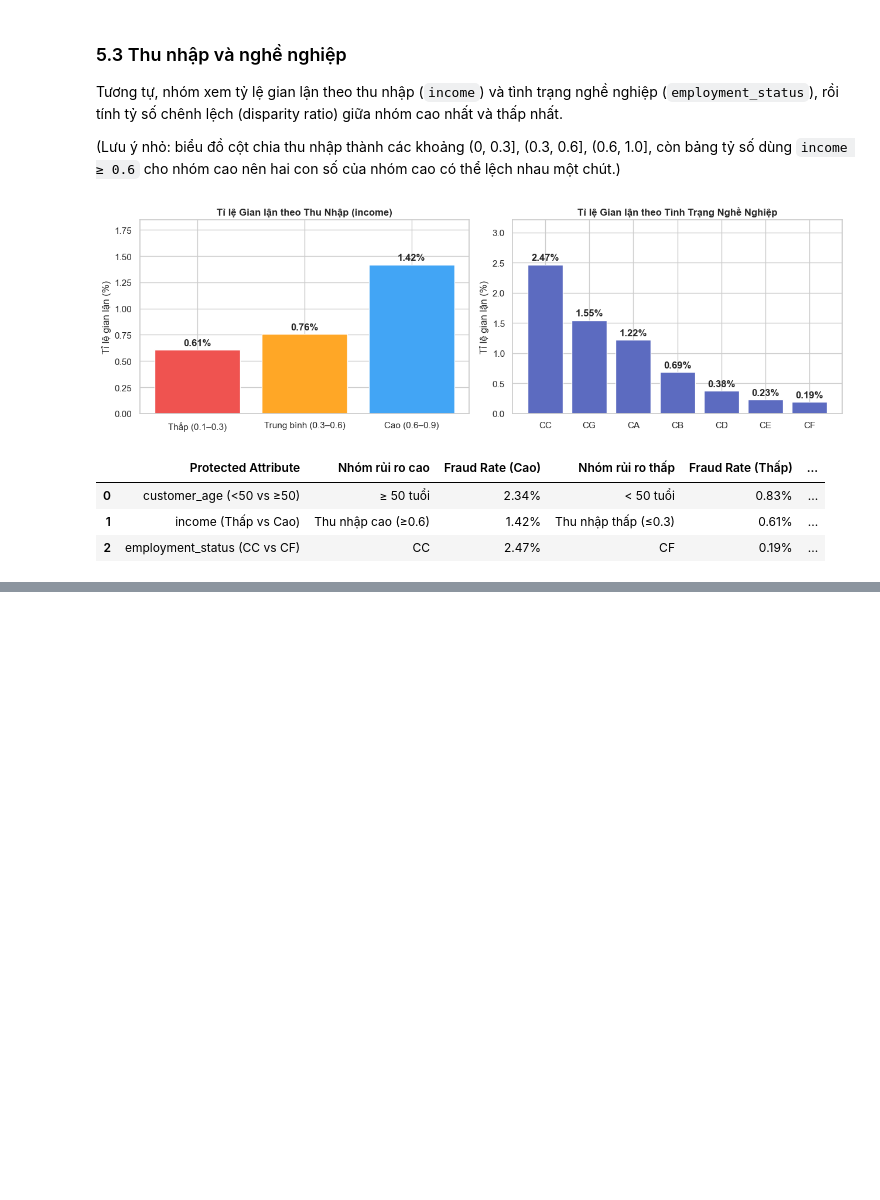
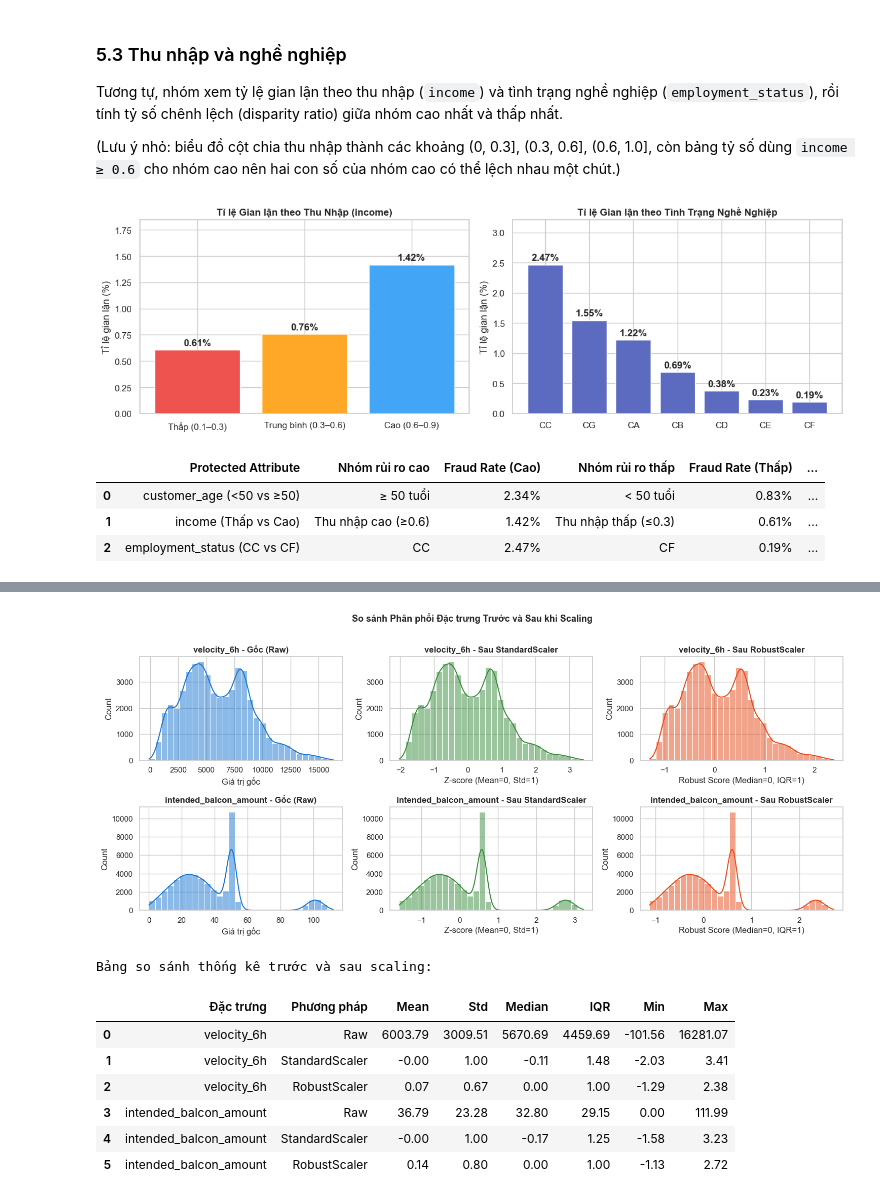
Before and after one commit to dducsw/co5177-data-analytics-and-visualization-project, a Jupyter notebook: tabular/eda.ipynb, the cells around one changed output, grey strips where cells are left out. Drawn from its saved outputs; the diff is of its cells as text; code cells hidden in the pictures; blank space fills up the shorter version.

```diff
--- a/tabular/eda.ipynb
+++ b/tabular/eda.ipynb
@@ -356,8 +519,8 @@ Câu hỏi: khách không điền thông tin có liên quan đến gian lận ha
 # So sánh tỷ lệ gian lận giữa hồ sơ Đầy đủ (flag=0) và hồ sơ Thiếu (flag=1)
 signals = []
 for col in masked_cols:
-    rate_valid = df.loc[df[f'{col}_flag'] == 0, target_col].mean() * 100
-    rate_missing = df.loc[df[f'{col}_flag'] == 1, target_col].mean() * 100
+    rate_valid = df_train.loc[df_train[f'{col}_flag'] == 0, target_col].mean() * 100
+    rate_missing = df_train.loc[df_train[f'{col}_flag'] == 1, target_col].mean() * 100
     ratio = rate_missing / rate_valid if rate_valid > 0 else 0
     signals.append({
         'Thuộc tính': col,
@@ -1195,10 +1284,10 @@ Passing `palette` without assigning `hue` is deprecated and will be removed in v
 Theo **[1]** (Section 3): *"we create a categorical version by separating applicants with age >50 in one group and ≤50 in the other group"*. **[2] (Q17)**: *"With the selected threshold we obtain approximately 80% of the applications in the former group and 20% of the applications in the latter. The latter group has a prevalence of fraud approximately two times superior to the former."* Nhóm làm tương tự và so sánh số hồ sơ, tỷ lệ gian lận.
 # %%
 # Phân nhóm tuổi nhạy cảm theo chuẩn NeurIPS 2022 (<50 vs >=50)
-df['age_protected_group'] = np.where(df['customer_age'] < 50, '< 50 tuổi', '>= 50 tuổi')
+df_train['age_protected_group'] = np.where(df_train['customer_age'] < 50, '< 50 tuổi', '>= 50 tuổi')
 
 # Thống kê số lượng hồ sơ và tỷ lệ gian lận theo nhóm tuổi bảo vệ
-fairness_summary = df.groupby('age_protected_group').agg(
+fairness_summary = df_train.groupby('age_protected_group').agg(
     Tong_Ho_So=(target_col, 'count'),
     So_Gian_Lan=(target_col, 'sum'),
     Ty_Le_Gian_Lan=(target_col, 'mean')
@@ -1315,0 +1406,67 @@ display(disparity_df)
+# %%
+# 1. Chọn 2 biến đại diện để khảo sát scaling
+scale_cols = ['velocity_6h', 'intended_balcon_amount']
+
+# Lấy mẫu ngẫu nhiên 50,000 dòng để biểu diễn trực quan mượt mà
+sample_scale = df_train[scale_cols].dropna().sample(n=min(50000, len(df_train)), random_state=42).copy()
+
+std_scaler = StandardScaler()
+rob_scaler = RobustScaler()
+
+fig, axes = plt.subplots(2, 3, figsize=(15, 6.5))
+
+for i, col in enumerate(scale_cols):
+    vals_raw = sample_scale[col].values.reshape(-1, 1)
+    vals_std = std_scaler.fit_transform(vals_raw).flatten()
+    vals_rob = rob_scaler.fit_transform(vals_raw).flatten()
+
+    # Biểu đồ 1: Gốc (Raw)
+    sns.histplot(vals_raw.flatten(), kde=True, ax=axes[i, 0], color='#1976D2', bins=30)
+    axes[i, 0].set_title(f"{col} - Gốc (Raw)", fontweight='bold')
+    axes[i, 0].set_xlabel("Giá trị gốc")
+
+    # Biểu đồ 2: Sau StandardScaler
+    sns.histplot(vals_std, kde=True, ax=axes[i, 1], color='#388E3C', bins=30)
+    axes[i, 1].set_title(f"{col} - Sau StandardScaler", fontweight='bold')
+    axes[i, 1].set_xlabel("Z-score (Mean=0, Std=1)")
+
+    # Biểu đồ 3: Sau RobustScaler
+    sns.histplot(vals_rob, kde=True, ax=axes[i, 2], color='#E64A19', bins=30)
+    axes[i, 2].set_title(f"{col} - Sau RobustScaler", fontweight='bold')
+    axes[i, 2].set_xlabel("Robust Score (Median=0, IQR=1)")
+
+plt.suptitle("So sánh Phân phối Đặc trưng Trước và Sau khi Scaling", fontsize=13, fontweight='bold', y=1.01)
+plt.tight_layout()
+plt.show()
+
+# Bảng so sánh các chỉ số thống kê trước và sau scaling
+summary_stats = []
+for col in scale_cols:
+    raw_s = sample_scale[col]
+    std_s = pd.Series(std_scaler.fit_transform(raw_s.values.reshape(-1, 1)).flatten())
+    rob_s = pd.Series(rob_scaler.fit_transform(raw_s.values.reshape(-1, 1)).flatten())
+
+    for name, s in [('Raw', raw_s), ('StandardScaler', std_s), ('RobustScaler', rob_s)]:
+        summary_stats.append({
+            'Đặc trưng': col,
+            'Phương pháp': name,
+            'Mean': round(float(s.mean()), 2),
+            'Std': round(float(s.std()), 2),
+            'Median': round(float(s.median()), 2),
+            'IQR': round(float(s.quantile(0.75) - s.quantile(0.25)), 2),
+            'Min': round(float(s.min()), 2),
+            'Max': round(float(s.max()), 2)
+        })
+
+print("Bảng so sánh thống kê trước và sau scaling:")
+display(pd.DataFrame(summary_stats))
+# %% [output]
+[figure, added]
+Bảng so sánh thống kê trước và sau scaling:
+|  | Đặc trưng | Phương pháp | Mean | Std | Median | IQR | Min | Max |
+| 0 | velocity_6h | Raw | 6003.79 | 3009.51 | 5670.69 | 4459.69 | -101.56 | 16281.07 |
+| 1 | velocity_6h | StandardScaler | -0.00 | 1.00 | -0.11 | 1.48 | -2.03 | 3.41 |
+| 2 | velocity_6h | RobustScaler | 0.07 | 0.67 | 0.00 | 1.00 | -1.29 | 2.38 |
+| 3 | intended_balcon_amount | Raw | 36.79 | 23.28 | 32.80 | 29.15 | 0.00 | 111.99 |
+| 4 | intended_balcon_amount | StandardScaler | -0.00 | 1.00 | -0.17 | 1.25 | -1.58 | 3.23 |
+| 5 | intended_balcon_amount | RobustScaler | 0.14 | 0.80 | 0.00 | 1.00 | -1.13 | 2.72 |
```
Also changed, not shown: parts of 96 cells of this notebook, 6 other files.
